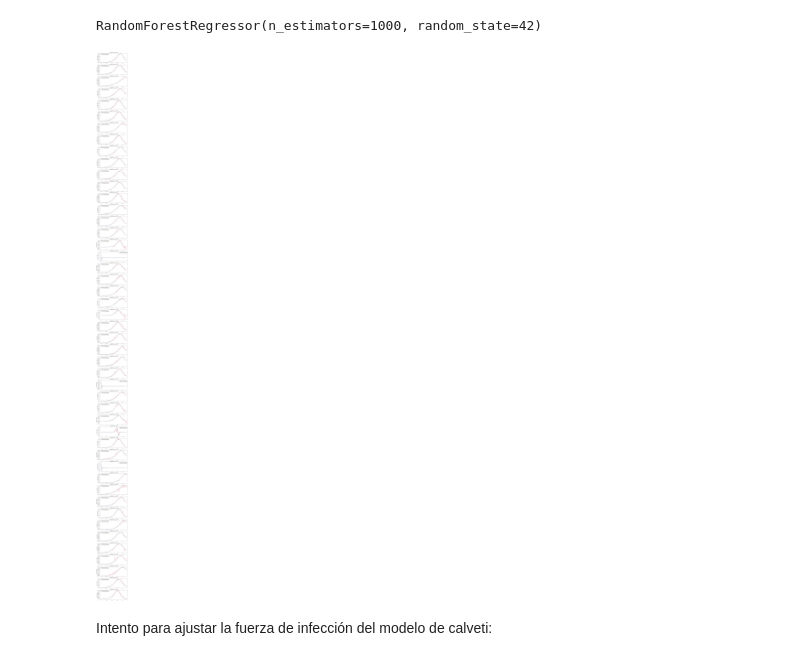
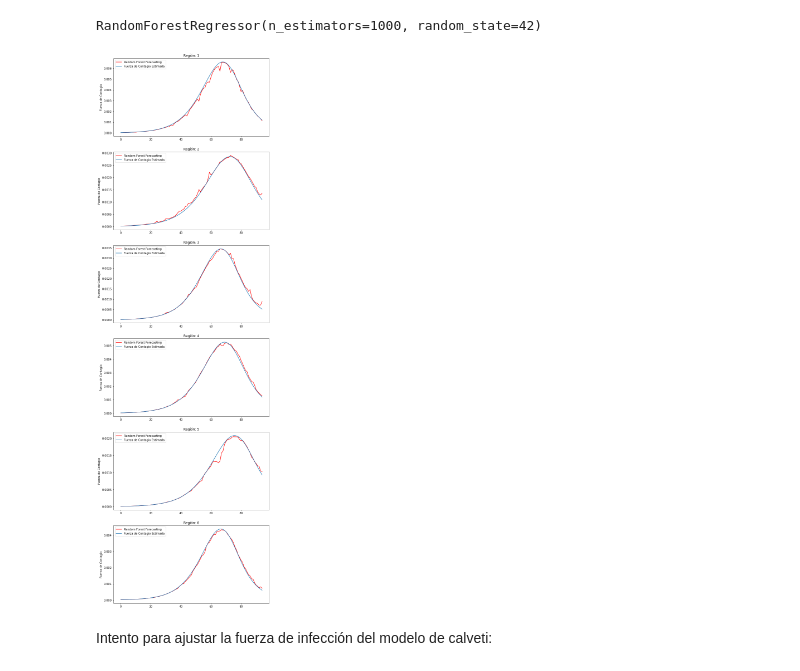
Before and after one commit to edtrelo/COVID19Model, a Jupyter notebook: src/model/EDAregions.ipynb, the cells around one changed output. Saved outputs shown, nothing was run; the diff lists cells and outputs as text; code cells hidden in the pictures.

```diff
--- a/src/model/EDAregions.ipynb
+++ b/src/model/EDAregions.ipynb
@@ -46,3 +36,5 @@ defun
+# %%
+pob = pob['pop'].to_list()
 # %%
 fig, ax = plt.subplots(6, figsize = (8, 36))
 
@@ -181,11 +172,11 @@ def ImEDO(t, X):
     """Modelo metapoblacional de la dinámica del covid-19 por Calvetti, et. al. Establece el sistema de edo para los parámetros
     mu en R y Br en R^n."""
 
-    dXdt = np.zeros(47)
+    dXdt = np.zeros(6)
 
     Im = lambda i: X[i]
 
-    for i in range(47):
+    for i in range(6):
         # X_i; los componentes de cada ciudad
 
         # ecuación de los suceptibles para la ciudad i
@@ -194,8 +185,7 @@ def ImEDO(t, X):
     return dXdt
 
 tdata = np.linspace(0, 94, 95)
-Im0 = np.zeros(47)
-
+Im0 = np.zeros(6)
 
 solIm = solve_ivp(ImEDO, (0, 94), Im0, t_eval = tdata)
 # %%
@@ -214,14 +195,14 @@ $-\epsilon E_i - \frac{dE_i}{dt} = -\lambda_i(t)S_i \Rightarrow \lambda_i(t) = \
 # %%
 λ = lambda t, i: (dt(E, t, n = 1, args = (i, )) + ϵ*E(t,i) )/ Sarray[i, t]
 # %%
-es = pd.read_csv("D:/Edgar Trejo/Universidad/BioMatematica/Modeling COVID-19 Spreading in the ZMVM/data/cleandata/viajes/viajes_entre_semana_por_cve_umun_2020.csv",
-                index_col = 0, dtype = {'origen':str})
+es = pd.read_csv("https://raw.githubusercontent.com/edtrelo/COVID19Model/main/data/cleandata/viajes/viajes_es_reg.csv",
+                index_col = 0)
 
-s = pd.read_csv("D:/Edgar Trejo/Universidad/BioMatematica/Modeling COVID-19 Spreading in the ZMVM/data/cleandata/viajes/viajes_sabado_por_cve_umun_2017.csv",
-                index_col = 0, dtype = {'origen':str})
+s = pd.read_csv("https://raw.githubusercontent.com/edtrelo/COVID19Model/main/data/cleandata/viajes/viajes_s_reg.csv",
+                index_col = 0)
 
-d = pd.read_csv("D:/Edgar Trejo/Universidad/BioMatematica/Modeling COVID-19 Spreading in the ZMVM/data/cleandata/viajes/viajes_domingo_por_cve_umun_2017.csv",
-                index_col = 0, dtype = {'origen':str})
+d = pd.read_csv("https://raw.githubusercontent.com/edtrelo/COVID19Model/main/data/cleandata/viajes/viajes_d_reg.csv",
+                index_col = 0)
 # %%
 rf = RandomForestRegressor(n_estimators = 1000, random_state = 42)
 # %%
@@ -239,16 +220,14 @@ for t in range(95):
     if t > inicio_red:
         df = df.multiply(r)
 
-    df = pd.concat([df, df.T], axis = 1)
+    df['t'] = t
+    df['i'] = range(6)
+    df['Ia'] = range(6)
+    df['Im'] = range(6)
+    df['Ip'] = range(6)
+    df['y'] = range(6)
 
-    df['t'] = t
-    df['i'] = range(47)
-    df['Ia'] = range(47)
-    df['Im'] = range(47)
-    df['Ip'] = range(47)
-    df['y'] = range(47)
-
-    for i in range(47):
+    for i in range(6):
         df.iloc[i, -4] = Ia(t, i)
         df.iloc[i, -3] = f*Im(t, i)
         df.iloc[i, -2] = Ip(t, i)
@@ -276,15 +255,15 @@ RandomForestRegressor(n_estimators=1000, random_state=42)
 # %%
 Y = rf.predict(main.iloc[:, :-1])
 # %%
-fig, ax = plt.subplots(47, figsize = (10, 200))
+fig, ax = plt.subplots(6, figsize = (10, 36))
 
 t = np.array(range(95))
-for k in range(47):
-    ax[k].plot(Y[[47*i + k for i in range(95)]], color = 'r', label = 'Random Forest Forecasting')
+for k in range(6):
+    ax[k].plot(Y[[6*i + k for i in range(95)]], color = 'r', label = 'Random Forest Forecasting')
     ax[k].plot(t, λ(t, k), label = 'Fuerza de Contagio Estimada')
     ax[k].legend()
     ax[k].set_ylabel('Fuerza de Contagio')
-    ax[k].set_title('Código de Municipio: {}'.format(acumdefun.index[i]))
+    ax[k].set_title('Región: {}'.format(k+1))
 # %% [output]
-[figure, old version]
+[figure, new version]
 # %%
```
Also changed, not shown: parts of 21 cells of this notebook, 3 other files.
